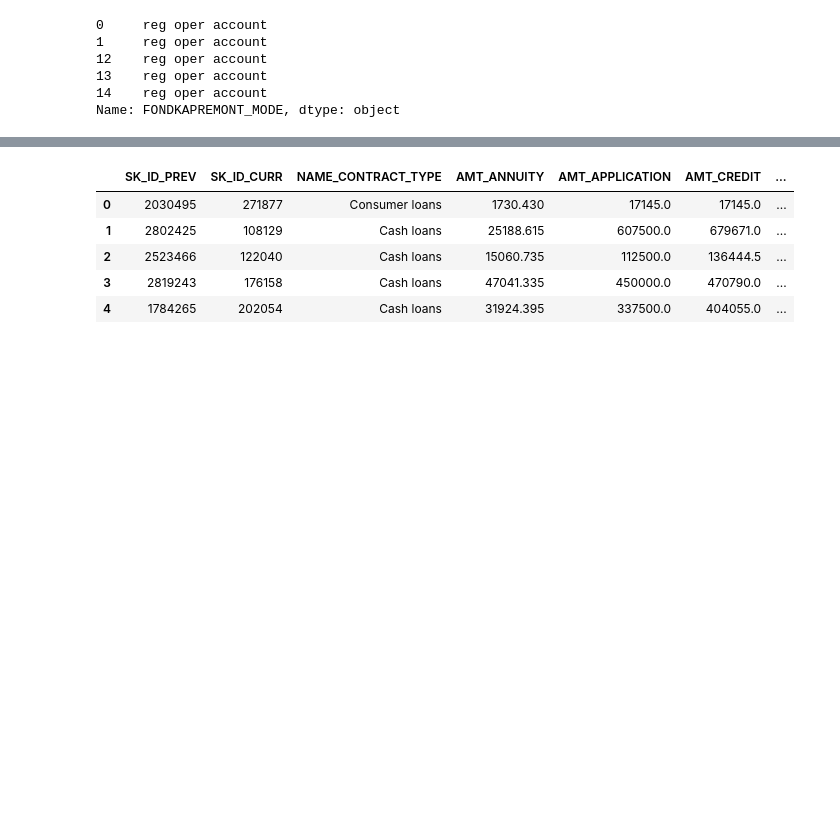
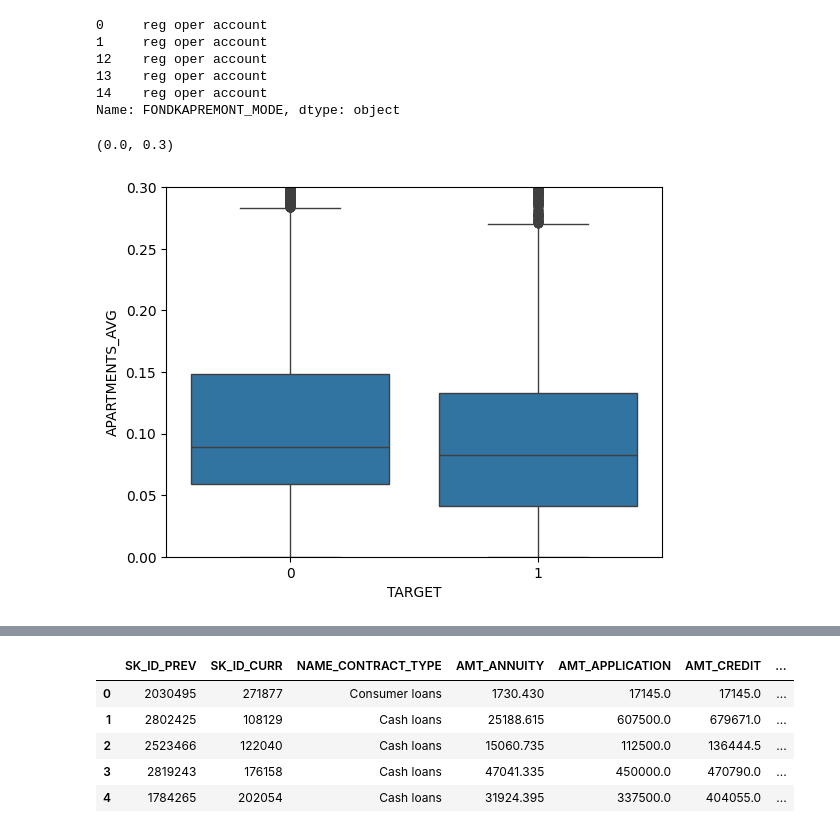
Before and after one commit to AayushParab44/240840325001_EDA_Statistics_Exam, a Jupyter notebook: 240840325001_EDA_Exam.ipynb, the cells around one changed output, grey strips where cells are left out. Saved outputs shown, nothing was run; the diff lists cells and outputs as text; code cells hidden in the pictures; blank space fills up the shorter version.

```diff
--- a/240840325001_EDA_Exam.ipynb
+++ b/240840325001_EDA_Exam.ipynb
@@ -162,0 +192,6 @@ Name: FONDKAPREMONT_MODE, dtype: object
+# %%
+sns.boxplot(data=app,y=app['APARTMENTS_AVG'].dropna(),x='TARGET')
+plt.ylim([0,.3])
+# %% [output]
+(0.0, 0.3)
+[figure, added]
```
Also changed, not shown: parts of 16 cells of this notebook.
